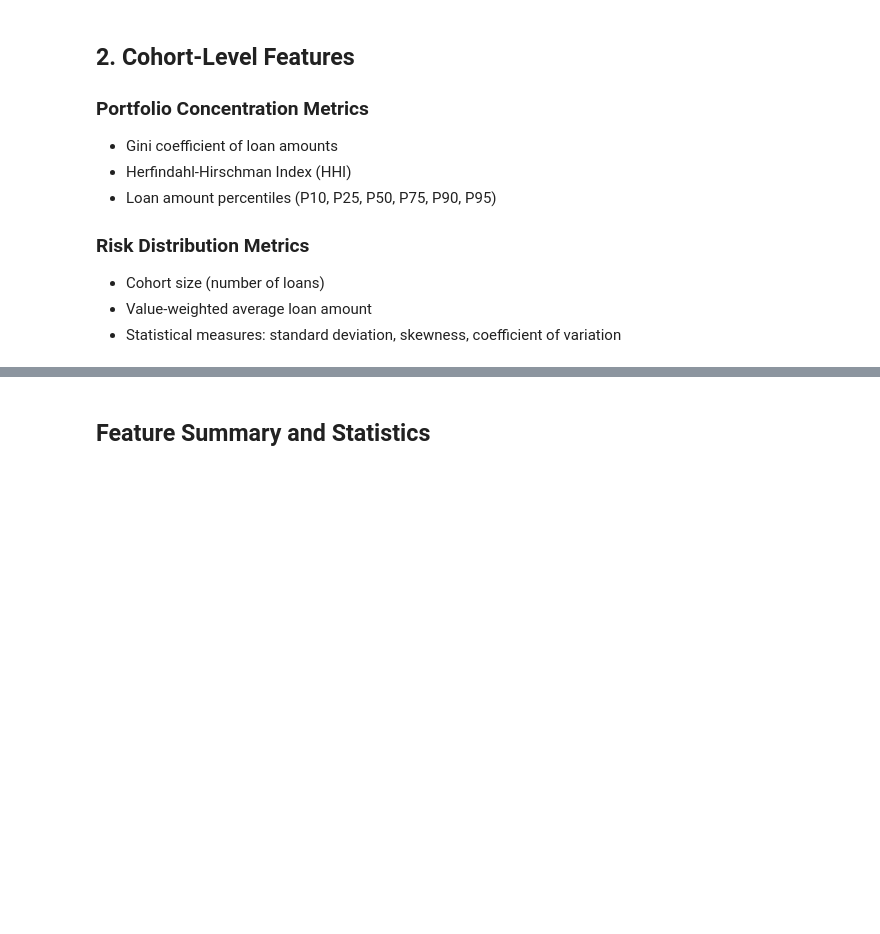
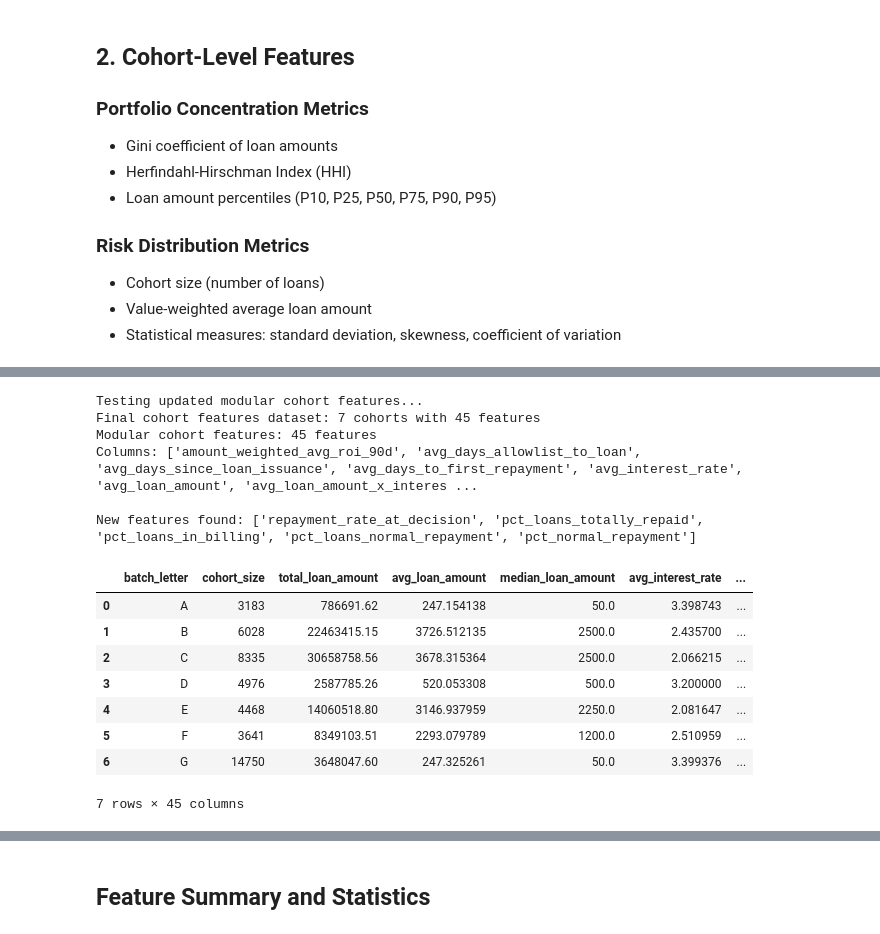
Before and after one commit to jquentino/cohort-profitability-case, a Jupyter notebook: notebooks/2-feature-engineering.ipynb, the cells around one changed output, grey strips where cells are left out. Drawn from its saved outputs; the diff is of its cells as text; code cells hidden in the pictures; blank space fills up the shorter version.

```diff
--- a/notebooks/2-feature-engineering.ipynb
+++ b/notebooks/2-feature-engineering.ipynb
@@ -187,0 +326,41 @@ Cohort-level features:
+# %%
+# Test the updated modular function directly using existing loan features
+import importlib
+import sys
+
+# Clear module cache again
+for module_name in list(sys.modules.keys()):
+    if module_name.startswith('src.features'):
+        del sys.modules[module_name]
+
+# Import fresh
+from src.features import create_cohort_features_from_loan_features
+
+print("Testing updated modular cohort features...")
+modular_cohort_features = create_cohort_features_from_loan_features(loan_features_df)
+
+print(f"Modular cohort features: {len(modular_cohort_features.columns)} features")
+print(f"Columns: {sorted(modular_cohort_features.columns.tolist())}")
+
+# Check for our new features
+new_feature_keywords = ['repayment_rate', 'totally_repaid', 'billing', 'normal_repayment']
+found_new_features = [col for col in modular_cohort_features.columns if any(keyword in col.lower() for keyword in new_feature_keywords)]
+print(f"\nNew features found: {found_new_features}")
+
+display(modular_cohort_features)
+# %% [output]
+Testing updated modular cohort features...
+Final cohort features dataset: 7 cohorts with 45 features
+Modular cohort features: 45 features
+Columns: ['amount_weighted_avg_roi_90d', 'avg_days_allowlist_to_loan', 'avg_days_since_loan_issuance', 'avg_days_to_first_repayment', 'avg_interest_rate', 'avg_loan_amount', 'avg_loan_amount_x_interes ...
+
+New features found: ['repayment_rate_at_decision', 'pct_loans_totally_repaid', 'pct_loans_in_billing', 'pct_loans_normal_repayment', 'pct_normal_repayment']
+|  | batch_letter | cohort_size | total_loan_amount | avg_loan_amount | median_loan_amount | avg_interest_rate | ... |
+| 0 | A | 3183 | 786691.62 | 247.154138 | 50.0 | 3.398743 | ... |
+| 1 | B | 6028 | 22463415.15 | 3726.512135 | 2500.0 | 2.435700 | ... |
+| 2 | C | 8335 | 30658758.56 | 3678.315364 | 2500.0 | 2.066215 | ... |
+| 3 | D | 4976 | 2587785.26 | 520.053308 | 500.0 | 3.200000 | ... |
+| 4 | E | 4468 | 14060518.80 | 3146.937959 | 2250.0 | 2.081647 | ... |
+| 5 | F | 3641 | 8349103.51 | 2293.079789 | 1200.0 | 2.510959 | ... |
+| 6 | G | 14750 | 3648047.60 | 247.325261 | 50.0 | 3.399376 | ... |
+7 rows × 45 columns
```
Also changed, not shown: parts of 12 cells of this notebook, 5 other files.
